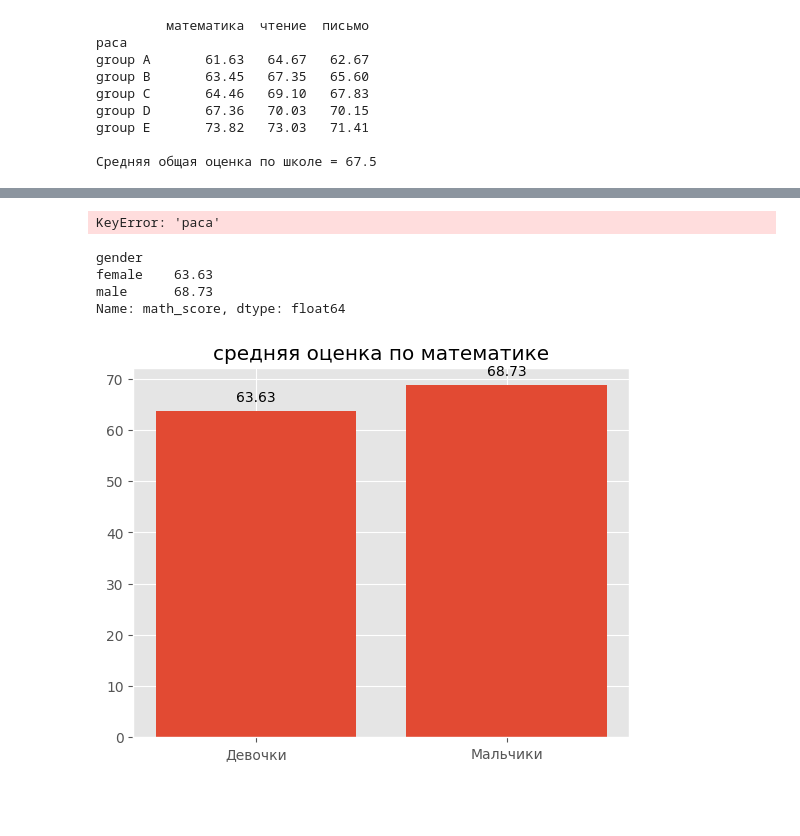
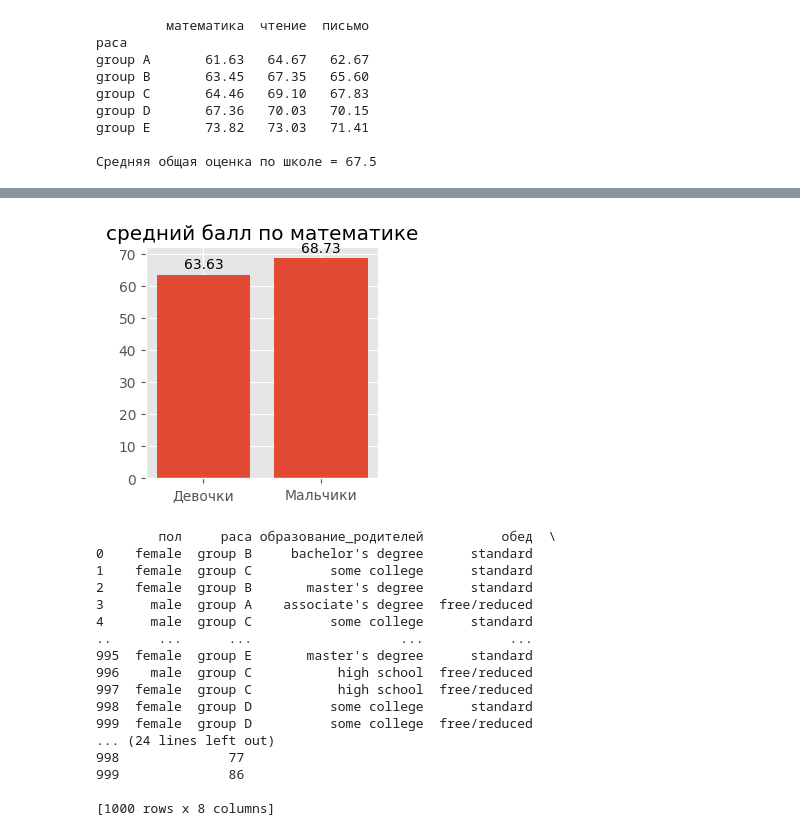
Before and after one commit to AntonLihtar/python_starter, a Jupyter notebook: padas_data1/main.ipynb, the cells around one changed output, grey strips where cells are left out. Drawn from its saved outputs; the diff is of its cells as text; code cells hidden in the pictures; blank space fills up the shorter version.

```diff
--- a/padas_data1/main.ipynb
+++ b/padas_data1/main.ipynb
@@ -164,38 +165,41 @@ plt.show()
-# %%
-#Различия в среднем балле по всем предметам между этническими группами
-plt.bar(mean_scores['race/ethnicity'], mean_scores['mean_scores'])
-
-for i, v in enumerate(mean_scores['mean_scores']):
-    plt.text(i, v + 1, str(v), ha='center')
-
-plt.ylabel('Средний балл')
-plt.title('Средний балл по группам')
-plt.show()
-
-#средние оценки group E выше всех. group A -самые низкие
-# %% [output]
-KeyError: 'раса'
 # %%
-#Гипотеза 1: средние оценки по математике различаются у мальчиков и девочек.
-mean_math_score_gender = students_df.groupby('gender')['math_score'].mean().round(2)
-print(mean_math_score_gender)
-mean_math_score_gender = mean_math_score_gender.rename({
+#1: средние оценки по математике различаются у мальчиков и девочек.
+mean_math_score = students_df.groupby('пол')['балл_по_математике'].mean().round(2)
+# print(mean_math_score)
+mean_math_score = mean_math_score.rename({
     'male': 'Мальчики',
     'female': 'Девочки'
 })
-plt.bar(mean_math_score_gender.index, mean_math_score_gender.values)
+plt.figure(figsize=(3, 3))
+plt.bar(mean_math_score.index, mean_math_score.values)
 
-for i, v in enumerate(mean_math_score_gender.values):
+for i, v in enumerate(mean_math_score.values):
     plt.text(i, v + 2, str(v), ha='center')
 
-plt.title('средняя оценка по математике')
+plt.title('средний балл по математике')
 plt.show()
 
-#средние оценки по математике у мальчиков выше чем у девочек
+#Средний бал по математике у мальчиков выше чем у девочек
 # %% [output]
-gender
-female    63.63
-male      68.73
-Name: math_score, dtype: float64
-[figure, old version]
+[figure, new version]
+# %%
+print(students_df)
+# %% [output]
+        пол     раса образование_родителей          обед  \
+0    female  group B     bachelor's degree      standard
+1    female  group C          some college      standard
+2    female  group B       master's degree      standard
+3      male  group A    associate's degree  free/reduced
+4      male  group C          some college      standard
+..      ...      ...                   ...           ...
+995  female  group E       master's degree      standard
+996    male  group C           high school  free/reduced
+997  female  group C           high school  free/reduced
+998  female  group D          some college      standard
+999  female  group D          some college  free/reduced
+... (24 lines left out)
+998              77
+999              86
+
+[1000 rows x 8 columns]
 # %%
```
Also changed, not shown: parts of 5 cells of this notebook.
